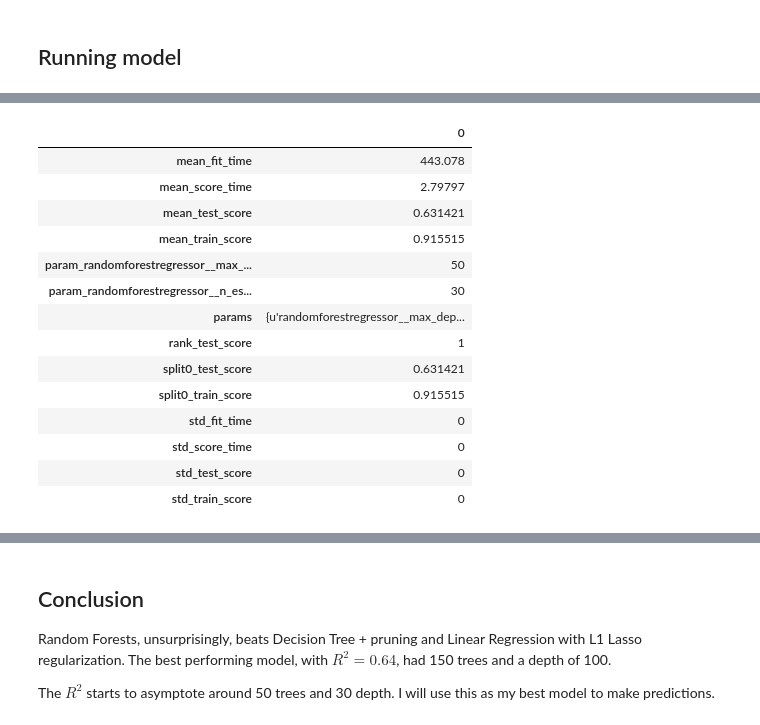
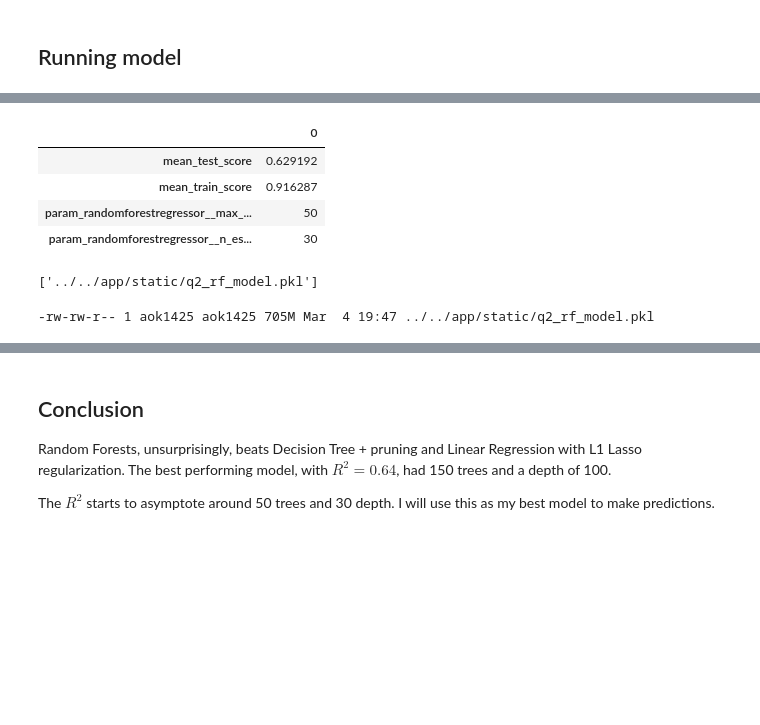
Before and after one commit to aok1425/311-prediction-times, a Jupyter notebook: modeling_q2_completion_time/all_categs_combined/10 Random Forests R2 0.63.ipynb, the cells around one changed output, grey strips where cells are left out. Saved outputs shown, nothing was run; the diff lists cells and outputs as text; code cells hidden in the pictures; blank space fills up the shorter version.

```diff
--- a/modeling_q2_completion_time/all_categs_combined/10 Random Forests R2 0.63.ipynb
+++ b/modeling_q2_completion_time/all_categs_combined/10 Random Forests R2 0.63.ipynb
@@ -20,6 +22,6 @@ sns.set_context("poster")
 from helper_functions import dummify_cols_and_baselines, make_alphas, remove_outliers_by_type
 # %%
-df_orig = pd.read_pickle('../data/data_from_remove_from_dataset.pkl')
+df_orig = pd.read_pickle('../../data/data_from_remove_from_dataset.pkl')
 df_orig.shape
 # %% [output]
 (516406, 40)
@@ -107,7 +121,7 @@ X_train, X_test, y_train, y_test = train_test_split(
     random_state=300
 )
 # %%
-pipe = make_pipeline(StandardScaler(), RandomForestRegressor(verbose=100))
+pipe = make_pipeline(RandomForestRegressor())
 # %%
 cv = ShuffleSplit(X_train.shape[0], n_iter=1, test_size=0.2, random_state=300)
 # %%
@@ -145,7 +159,7 @@ building tree 30 of 30
 
 params = {'randomforestregressor__max_depth': [50],
           'randomforestregressor__n_estimators': [30]} # test error starts to asymptote around 30 trees}
-model = GridSearchCV(pipe, param_grid=params, n_jobs=-1, cv=cv, verbose=100)
+model = GridSearchCV(pipe, param_grid=params, n_jobs=-1, cv=cv, verbose=7)
 model.fit(X_train, y_train);
 # %% [output]
 Fitting 1 folds for each of 1 candidates, totalling 1 fits
@@ -168,22 +169,21 @@ building tree 30 of 30
 # %%
 results = pd.DataFrame(model.cv_results_).T
-results
+results[2:6]
 # %% [output]
 |  | 0 |
-| mean_fit_time | 443.078 |
-| mean_score_time | 2.79797 |
-| mean_test_score | 0.631421 |
-| mean_train_score | 0.915515 |
+| mean_test_score | 0.629192 |
+| mean_train_score | 0.916287 |
 | param_randomforestregressor__max_... | 50 |
 | param_randomforestregressor__n_es... | 30 |
-| params | {u'randomforestregressor__max_dep... |
-| rank_test_score | 1 |
-| split0_test_score | 0.631421 |
-| split0_train_score | 0.915515 |
-| std_fit_time | 0 |
-| std_score_time | 0 |
-| std_test_score | 0 |
-| std_train_score | 0 |
+# %%
+from sklearn.externals import joblib
+joblib.dump(model, '../../app/static/q2_rf_model.pkl')
+# %% [output]
+['../../app/static/q2_rf_model.pkl']
+# %%
+ls -lh ../../app/static/q2_rf_model.pkl
+# %% [output]
+-rw-rw-r-- 1 aok1425 aok1425 705M Mar  4 19:47 ../../app/static/q2_rf_model.pkl
 # %%
 results = pd.DataFrame(model3.cv_results_).T
 results
```
Also changed, not shown: parts of 14 cells of this notebook, 3 other files.
